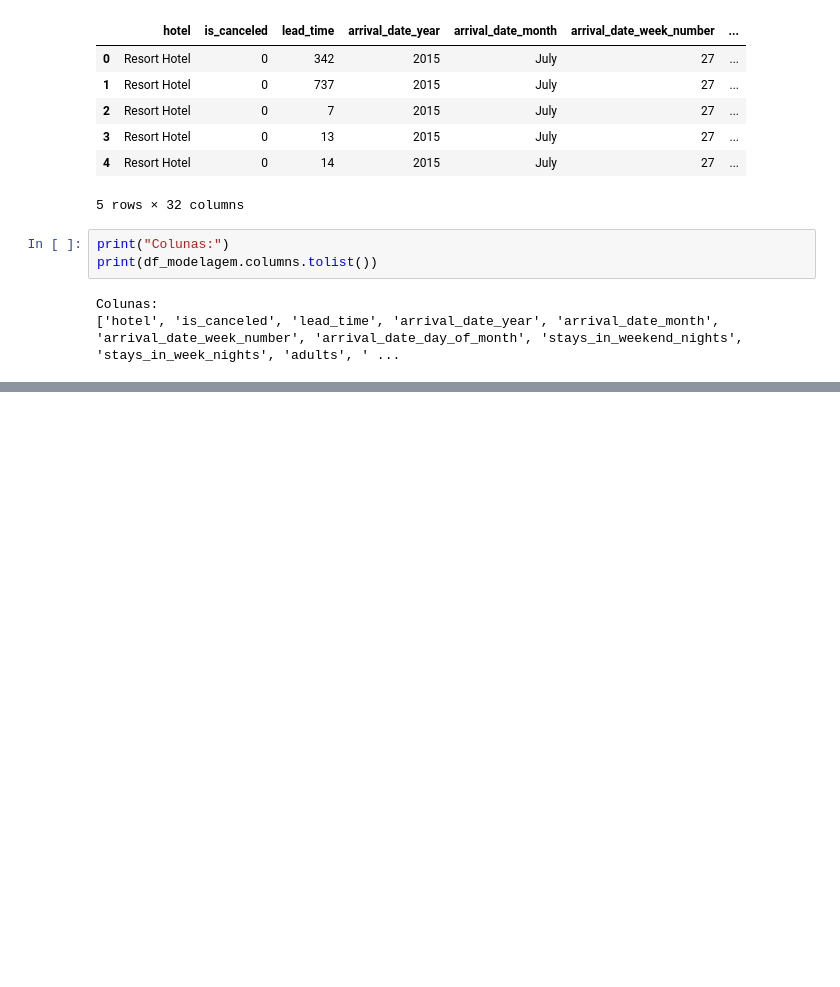
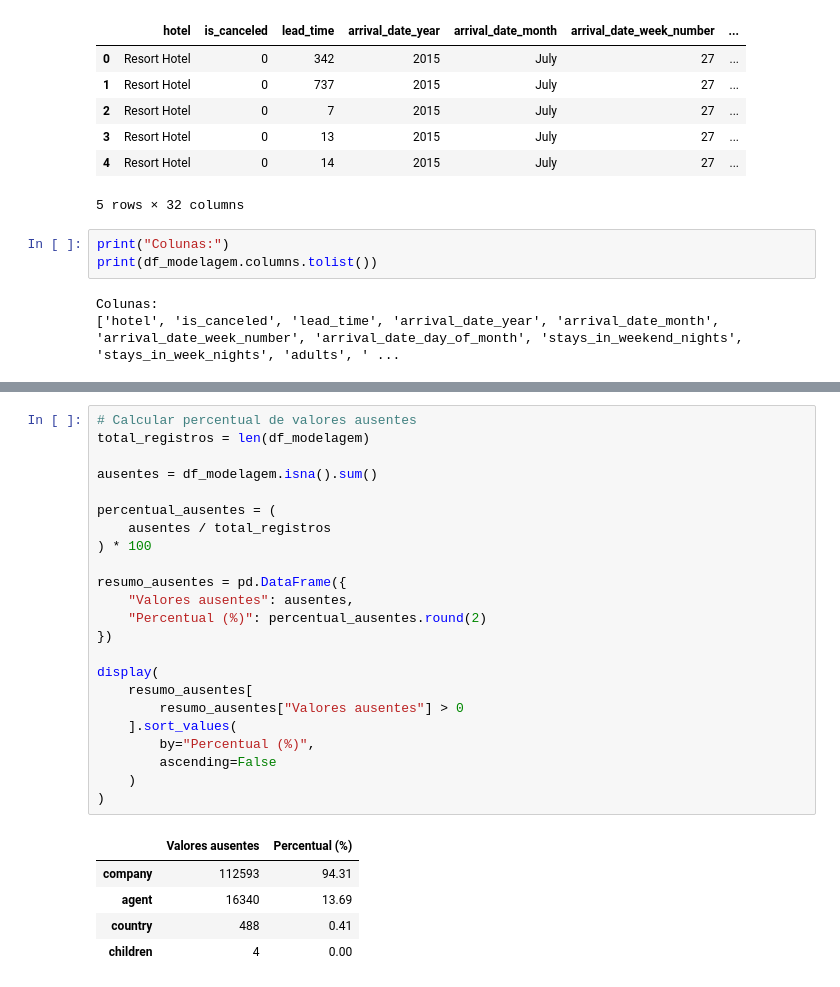
Before and after one commit to Gustazx22/projetodataset, a Jupyter notebook: projeto.ipynb, the cells around one changed output, grey strips where cells are left out. Cells and saved outputs as stored; diff of their text form; blank space fills up the shorter version.

```diff
--- a/projeto.ipynb
+++ b/projeto.ipynb
@@ -1205,0 +1378,29 @@ Colunas:
+# %%
+# Calcular percentual de valores ausentes
+total_registros = len(df_modelagem)
+
+ausentes = df_modelagem.isna().sum()
+
+percentual_ausentes = (
+    ausentes / total_registros
+) * 100
+
+resumo_ausentes = pd.DataFrame({
+    "Valores ausentes": ausentes,
+    "Percentual (%)": percentual_ausentes.round(2)
+})
+
+display(
+    resumo_ausentes[
+        resumo_ausentes["Valores ausentes"] > 0
+    ].sort_values(
+        by="Percentual (%)",
+        ascending=False
+    )
+)
+# %% [output]
+|  | Valores ausentes | Percentual (%) |
+| company | 112593 | 94.31 |
+| agent | 16340 | 13.69 |
+| country | 488 | 0.41 |
+| children | 4 | 0.00 |
```
Also changed, not shown: parts of 11 cells of this notebook.
